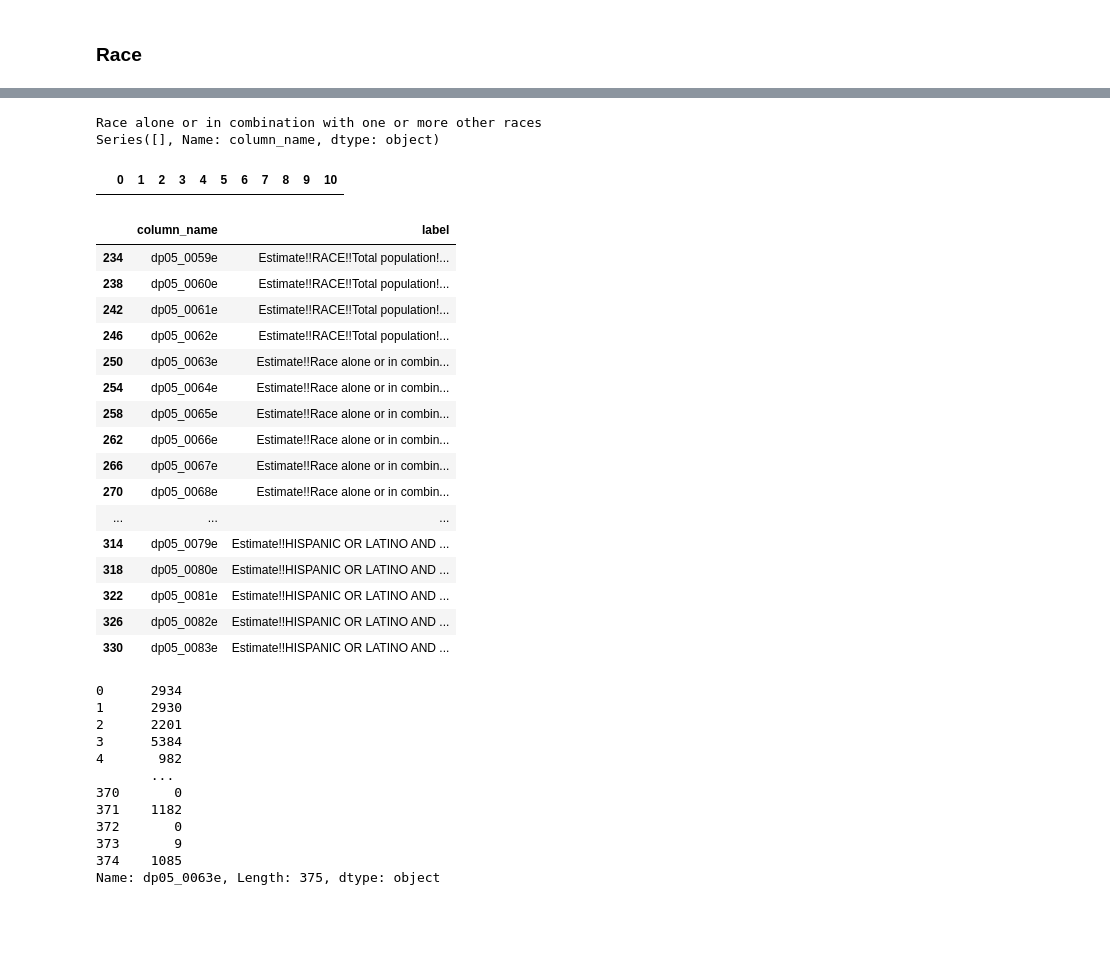
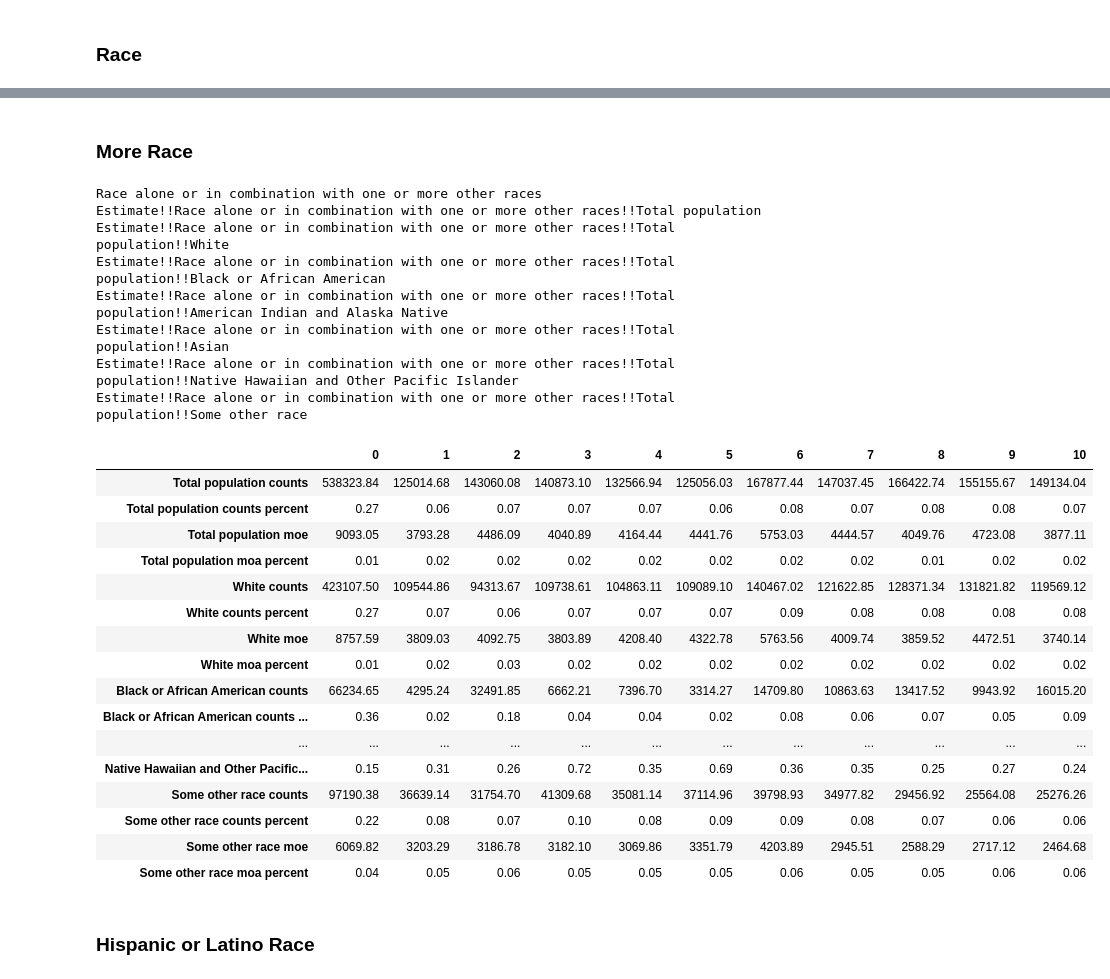
Before and after one commit to misty-garcia/sa2020-CCD, a Jupyter notebook: census_data.ipynb, the cells around one changed output, grey strips where cells are left out. Cells and saved outputs as stored; diff of their text form; code cells hidden in the pictures; blank space fills up the shorter version.

```diff
--- a/census_data.ipynb
+++ b/census_data.ipynb
@@ -80,7 +80,8 @@ def cal_counts(label):
 
     #find the corresponding title to census label
     string = labels [labels.column_name == name_est].label.iloc[0]
-    label_title = re.findall('!!([\w\s]+)$',string)[0]
+#     label_title = re.findall('!!([\w\s]+)$',string)[0]
+    label_title = string.split('!!')[-1]
 
     #isolate just one indicator
     data = dataall[['geo_id', name_est, name_moa]].copy()
@@ -112,7 +113,7 @@ def cal_counts(label):
     dff = pd.DataFrame(council_counts).sort_values(0)
     dff.columns = [label_title, 'counts', 'count_perc', 'moe', 'moe_perc']
     dff = dff.set_index(label_title, drop=True)
-    print(dff)
+#     print(dff)
 
     return dff
 # %%
@@ -233,52 +234,42 @@ array(['SEX AND AGE', 'RACE',
+# %% [markdown]
+### More Race
 # %%
 grouping = groups[2]
 print(grouping)
 
 current_labels = labels [labels.label.str.contains(grouping)]
-current_labels = current_labels.iloc[:-16]
+# current_labels = current_labels.iloc[:-16]
 labels_check = current_labels.column_name.str[:-1]
-print(labels_check)
 
 for titles in current_labels.label:
     print(titles)
-
-cal_district_numbers(labels_check)
 # %% [output]
 Race alone or in combination with one or more other races
-Series([], Name: column_name, dtype: object)
+Estimate!!Race alone or in combination with one or more other races!!Total population
+Estimate!!Race alone or in combination with one or more other races!!Total population!!White
+Estimate!!Race alone or in combination with one or more other races!!Total population!!Black or African American
+Estimate!!Race alone or in combination with one or more other races!!Total population!!American Indian and Alaska Native
+Estimate!!Race alone or in combination with one or more other races!!Total population!!Asian
+Estimate!!Race alone or in combination with one or more other races!!Total population!!Native Hawaiian and Other Pacific Islander
+Estimate!!Race alone or in combination with one or more other races!!Total population!!Some other race
-|  | 0 | 1 | 2 | 3 | 4 | 5 | 6 | 7 | 8 | 9 | 10 |
-# %%
-labels.iloc[55:80]
-# %% [output]
-|  | column_name | label |
-| 234 | dp05_0059e | Estimate!!RACE!!Total population!... |
-| 238 | dp05_0060e | Estimate!!RACE!!Total population!... |
-| 242 | dp05_0061e | Estimate!!RACE!!Total population!... |
-| 246 | dp05_0062e | Estimate!!RACE!!Total population!... |
-| 250 | dp05_0063e | Estimate!!Race alone or in combin... |
-| 254 | dp05_0064e | Estimate!!Race alone or in combin... |
-| 258 | dp05_0065e | Estimate!!Race alone or in combin... |
-| 262 | dp05_0066e | Estimate!!Race alone or in combin... |
-| 266 | dp05_0067e | Estimate!!Race alone or in combin... |
-| 270 | dp05_0068e | Estimate!!Race alone or in combin... |
-| ... | ... | ... |
-| 314 | dp05_0079e | Estimate!!HISPANIC OR LATINO AND ... |
-| 318 | dp05_0080e | Estimate!!HISPANIC OR LATINO AND ... |
-| 322 | dp05_0081e | Estimate!!HISPANIC OR LATINO AND ... |
-| 326 | dp05_0082e | Estimate!!HISPANIC OR LATINO AND ... |
-| 330 | dp05_0083e | Estimate!!HISPANIC OR LATINO AND ... |
-# %%
-dataall['dp05_0063e']
-# %% [output]
-0      2934
-1      2930
-2      2201
-3      5384
-4       982
-       ...
-370       0
-371    1182
-372       0
-373       9
-374    1085
-Name: dp05_0063e, Length: 375, dtype: object
+# %%
+final = cal_district_numbers(labels_check)
+final
+# %% [output]
+|  | 0 | 1 | 2 | 3 | 4 | 5 | 6 | 7 | 8 | 9 | 10 |
+| Total population counts | 538323.84 | 125014.68 | 143060.08 | 140873.10 | 132566.94 | 125056.03 | 167877.44 | 147037.45 | 166422.74 | 155155.67 | 149134.04 |
+| Total population counts percent | 0.27 | 0.06 | 0.07 | 0.07 | 0.07 | 0.06 | 0.08 | 0.07 | 0.08 | 0.08 | 0.07 |
+| Total population moe | 9093.05 | 3793.28 | 4486.09 | 4040.89 | 4164.44 | 4441.76 | 5753.03 | 4444.57 | 4049.76 | 4723.08 | 3877.11 |
+| Total population moa percent | 0.01 | 0.02 | 0.02 | 0.02 | 0.02 | 0.02 | 0.02 | 0.02 | 0.01 | 0.02 | 0.02 |
+| White counts | 423107.50 | 109544.86 | 94313.67 | 109738.61 | 104863.11 | 109089.10 | 140467.02 | 121622.85 | 128371.34 | 131821.82 | 119569.12 |
+| White counts percent | 0.27 | 0.07 | 0.06 | 0.07 | 0.07 | 0.07 | 0.09 | 0.08 | 0.08 | 0.08 | 0.08 |
+| White moe | 8757.59 | 3809.03 | 4092.75 | 3803.89 | 4208.40 | 4322.78 | 5763.56 | 4009.74 | 3859.52 | 4472.51 | 3740.14 |
+| White moa percent | 0.01 | 0.02 | 0.03 | 0.02 | 0.02 | 0.02 | 0.02 | 0.02 | 0.02 | 0.02 | 0.02 |
+| Black or African American counts | 66234.65 | 4295.24 | 32491.85 | 6662.21 | 7396.70 | 3314.27 | 14709.80 | 10863.63 | 13417.52 | 9943.92 | 16015.20 |
+| Black or African American counts ... | 0.36 | 0.02 | 0.18 | 0.04 | 0.04 | 0.02 | 0.08 | 0.06 | 0.07 | 0.05 | 0.09 |
+| ... | ... | ... | ... | ... | ... | ... | ... | ... | ... | ... | ... |
+| Native Hawaiian and Other Pacific... | 0.15 | 0.31 | 0.26 | 0.72 | 0.35 | 0.69 | 0.36 | 0.35 | 0.25 | 0.27 | 0.24 |
+| Some other race counts | 97190.38 | 36639.14 | 31754.70 | 41309.68 | 35081.14 | 37114.96 | 39798.93 | 34977.82 | 29456.92 | 25564.08 | 25276.26 |
+| Some other race counts percent | 0.22 | 0.08 | 0.07 | 0.10 | 0.08 | 0.09 | 0.09 | 0.08 | 0.07 | 0.06 | 0.06 |
+| Some other race moe | 6069.82 | 3203.29 | 3186.78 | 3182.10 | 3069.86 | 3351.79 | 4203.89 | 2945.51 | 2588.29 | 2717.12 | 2464.68 |
+| Some other race moa percent | 0.04 | 0.05 | 0.06 | 0.05 | 0.05 | 0.05 | 0.06 | 0.05 | 0.05 | 0.06 | 0.06 |
@@ -284,0 +279,2 @@ Name: dp05_0063e, Length: 375, dtype: object
+# %% [markdown]
+### Hispanic or Latino Race
```
Also changed, not shown: parts of 20 cells of this notebook, 1 other file.
